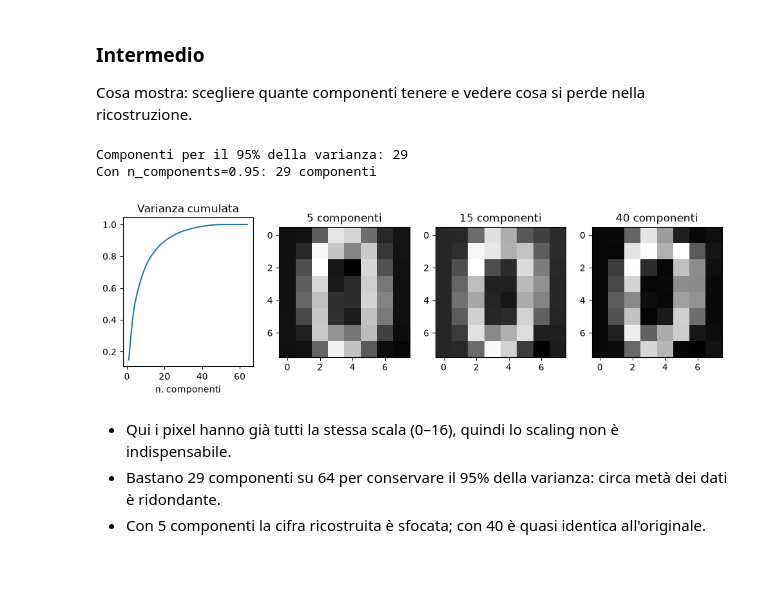
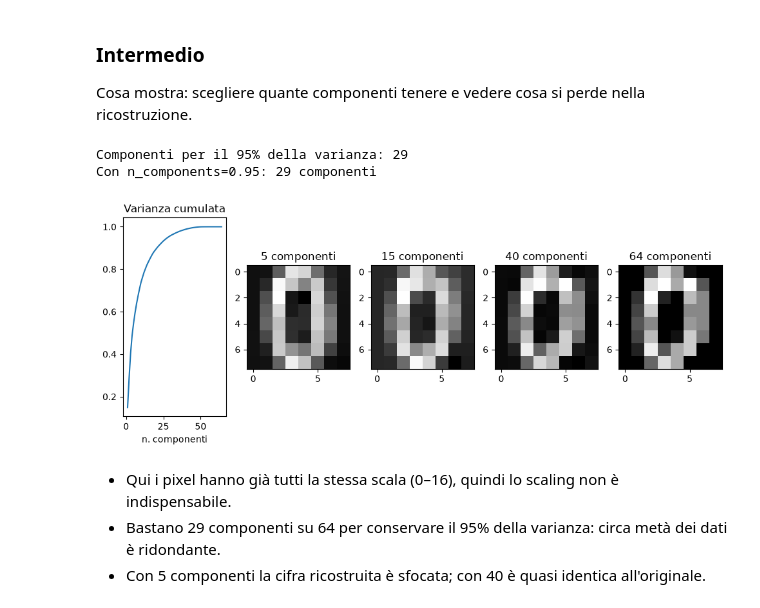
Before and after one commit to Valoryc/Machine_Learning_, a Jupyter notebook: corso_Python_16/Lunedi_26_10_26/Mattina/giorno-5-non-supervisionato.ipynb, the cells around one changed output. Saved outputs shown, nothing was run; the diff lists cells and outputs as text; code cells hidden in the pictures; blank space fills up the shorter version.

```diff
--- a/corso_Python_16/Lunedi_26_10_26/Mattina/giorno-5-non-supervisionato.ipynb
+++ b/corso_Python_16/Lunedi_26_10_26/Mattina/giorno-5-non-supervisionato.ipynb
@@ -92,31 +95,33 @@ Cosa mostra: scegliere quante componenti tenere e vedere cosa si perde nella ric
 # %%
 import numpy as np
 import matplotlib.pyplot as plt
 from sklearn.datasets import load_digits
 from sklearn.decomposition import PCA
 
 digits = load_digits()
 X = digits.data                                       # 64 pixel con valori da 0 a 16 (stessa scala)
 
 pca_tutte = PCA().fit(X)
+# print(pca_tutte.explained_variance_ratio_)
 cumulata = np.cumsum(pca_tutte.explained_variance_ratio_)
-print("Componenti per il 95% della varianza:", np.argmax(cumulata >= 0.95) + 1)
+# print(cumulata)
+print(f"Componenti per il 95% della varianza:", np.argmax(cumulata >= 0.95) + 1)
 
 pca95 = PCA(n_components=0.95).fit(X)                 # decimale = frazione di varianza da conservare
 print("Con n_components=0.95:", pca95.n_components_, "componenti")
 
-fig, axes = plt.subplots(1, 4, figsize=(12, 3))
+fig, axes = plt.subplots(1, 5, figsize=(12, 4))
 axes[0].plot(range(1, 65), cumulata); axes[0].set_title("Varianza cumulata")
 axes[0].set_xlabel("n. componenti")
-for ax, k in zip(axes[1:], [5, 15, 40]):
+for ax, k in zip(axes[1:], [5, 15, 40, 64]):
     pca_k = PCA(n_components=k).fit(X)
     ricostruita = pca_k.inverse_transform(pca_k.transform(X[:1]))   # comprimi e decomprimi
     ax.imshow(ricostruita.reshape(8, 8), cmap="gray"); ax.set_title(f"{k} componenti")
 plt.show()
 # %% [output]
 Componenti per il 95% della varianza: 29
 Con n_components=0.95: 29 componenti
-[figure, old version]
+[figure, new version]
 # %% [markdown]
 - Qui i pixel hanno già tutti la stessa scala (0–16), quindi lo scaling non è indispensabile.
 - Bastano 29 componenti su 64 per conservare il 95% della varianza: circa metà dei dati è ridondante.
```
Also changed, not shown: parts of 18 cells of this notebook.
